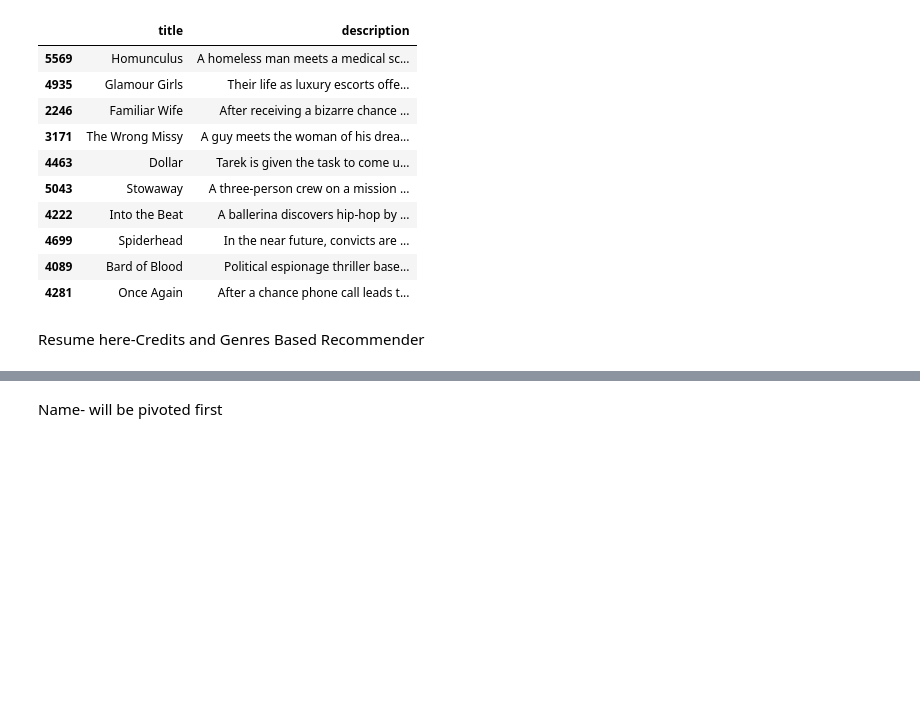
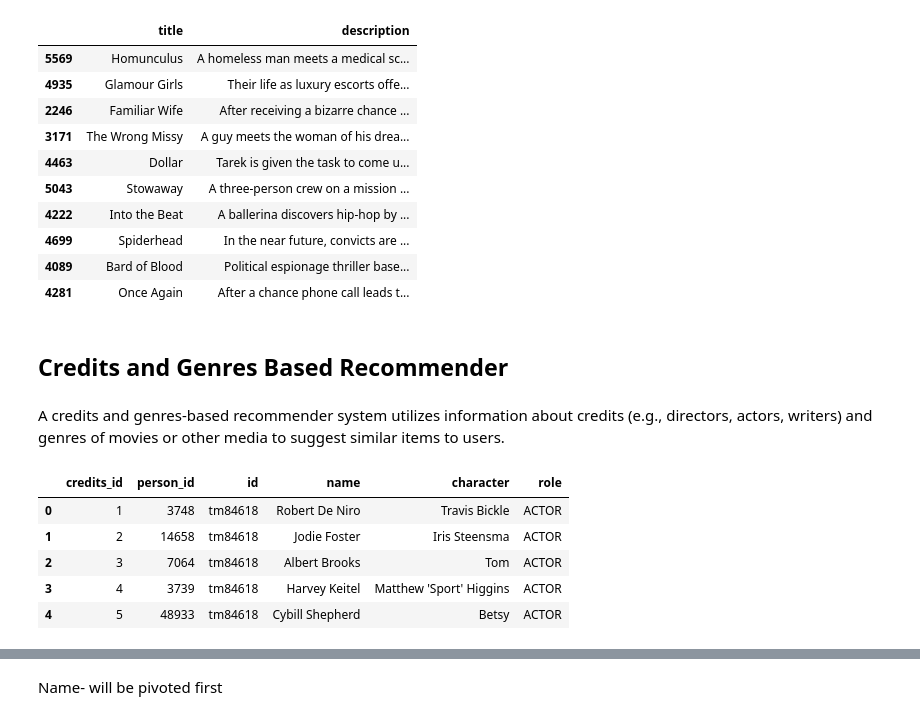
Before and after one commit to dsprincess/python-projects, a Jupyter notebook: Netflix Recommender System.ipynb, the cells around one changed output, grey strips where cells are left out. Saved outputs shown, nothing was run; the diff lists cells and outputs as text; code cells hidden in the pictures; blank space fills up the shorter version.

```diff
--- a/Netflix Recommender System.ipynb
+++ b/Netflix Recommender System.ipynb
@@ -93,4 +99,15 @@ get_recommendations('Inception')
 | 4089 | Bard of Blood | Political espionage thriller base... |
 | 4281 | Once Again | After a chance phone call leads t... |
 # %% [markdown]
-Resume here-Credits and Genres Based Recommender
+## Credits and Genres Based Recommender
+# %% [markdown]
+A credits and genres-based recommender system utilizes information about credits (e.g., directors, actors, writers) and genres of movies or other media to suggest similar items to users.
+# %%
+df_credits.head()
+# %% [output]
+|  | credits_id | person_id | id | name | character | role |
+| 0 | 1 | 3748 | tm84618 | Robert De Niro | Travis Bickle | ACTOR |
+| 1 | 2 | 14658 | tm84618 | Jodie Foster | Iris Steensma | ACTOR |
+| 2 | 3 | 7064 | tm84618 | Albert Brooks | Tom | ACTOR |
+| 3 | 4 | 3739 | tm84618 | Harvey Keitel | Matthew 'Sport' Higgins | ACTOR |
+| 4 | 5 | 48933 | tm84618 | Cybill Shepherd | Betsy | ACTOR |
```
Also changed, not shown: parts of 5 cells of this notebook, 1 other file.
